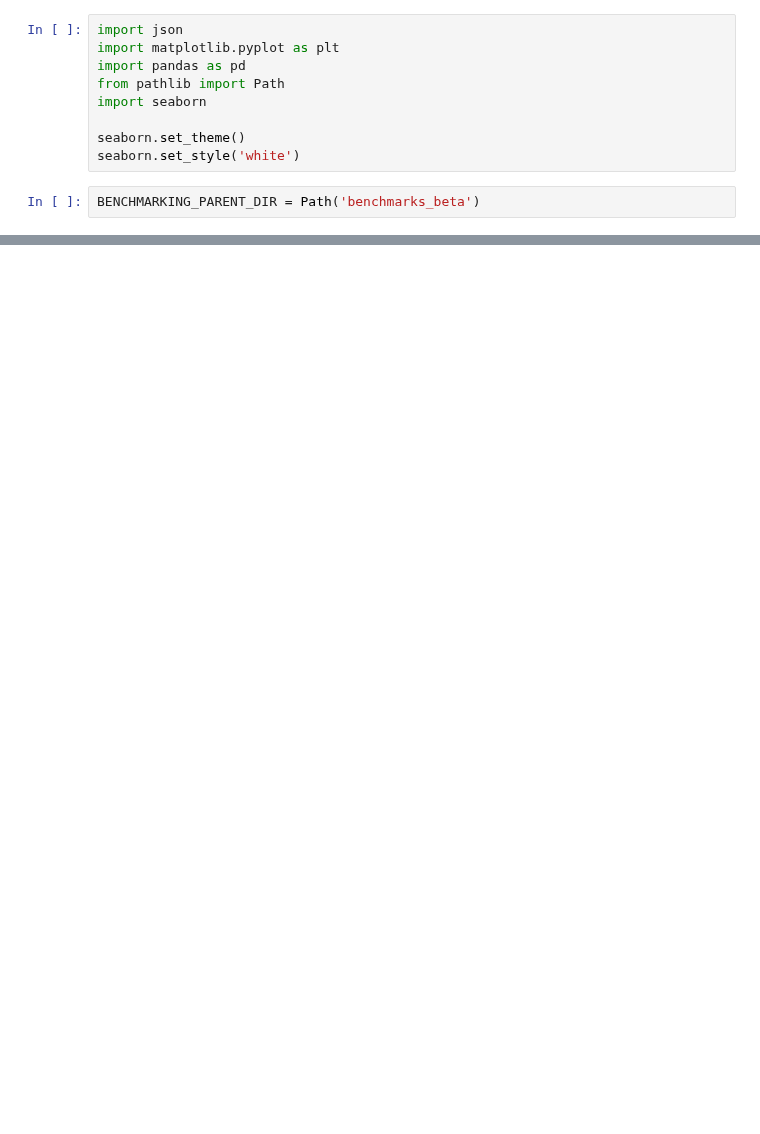
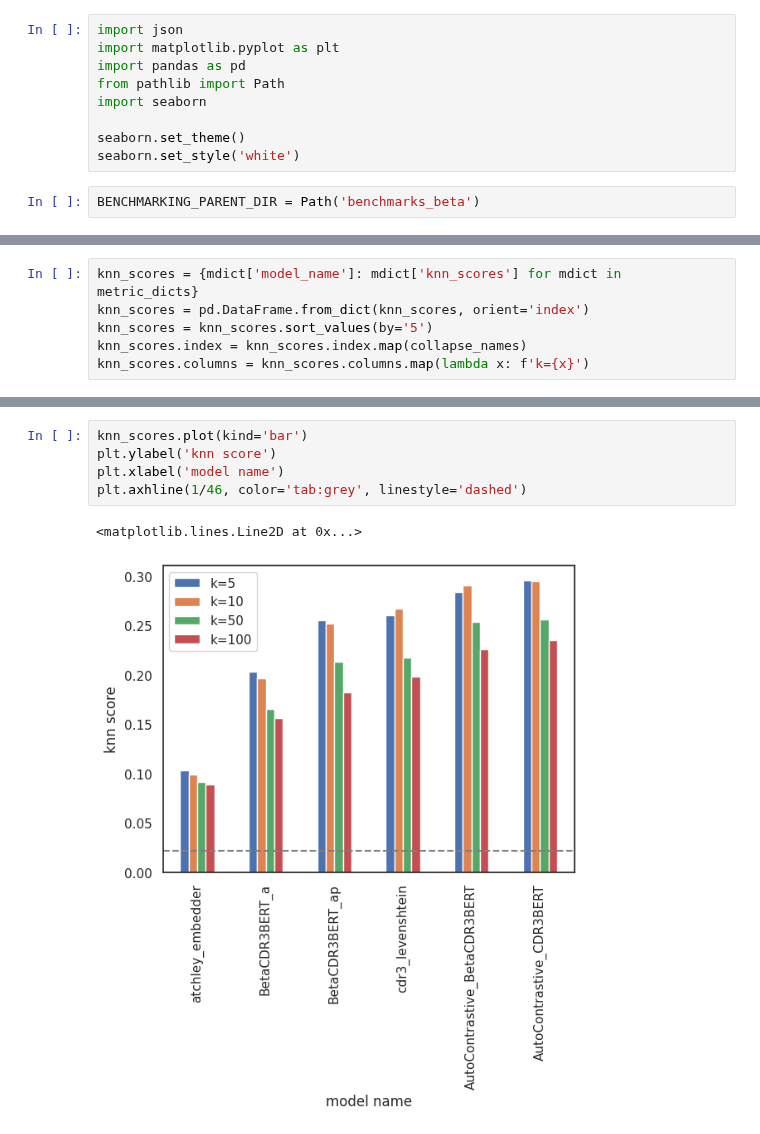
Before and after one commit to yutanagano/tcrlm, a Jupyter notebook: notebooks/model_comparison_beta.ipynb, the cells around one changed output, grey strips where cells are left out. Saved outputs shown, nothing was run; the diff lists cells and outputs as text; blank space fills up the shorter version.

```diff
--- a/notebooks/model_comparison_beta.ipynb
+++ b/notebooks/model_comparison_beta.ipynb
@@ -86,0 +43,6 @@ plt.show()
+# %%
+knn_scores = {mdict['model_name']: mdict['knn_scores'] for mdict in metric_dicts}
+knn_scores = pd.DataFrame.from_dict(knn_scores, orient='index')
+knn_scores = knn_scores.sort_values(by='5')
+knn_scores.index = knn_scores.index.map(collapse_names)
+knn_scores.columns = knn_scores.columns.map(lambda x: f'k={x}')
@@ -86,0 +59,8 @@ plt.show()
+# %%
+knn_scores.plot(kind='bar')
+plt.ylabel('knn score')
+plt.xlabel('model name')
+plt.axhline(1/46, color='tab:grey', linestyle='dashed')
+# %% [output]
+<matplotlib.lines.Line2D at 0x...>
+[figure, added]
```
Also changed, not shown: parts of 12 cells of this notebook.
